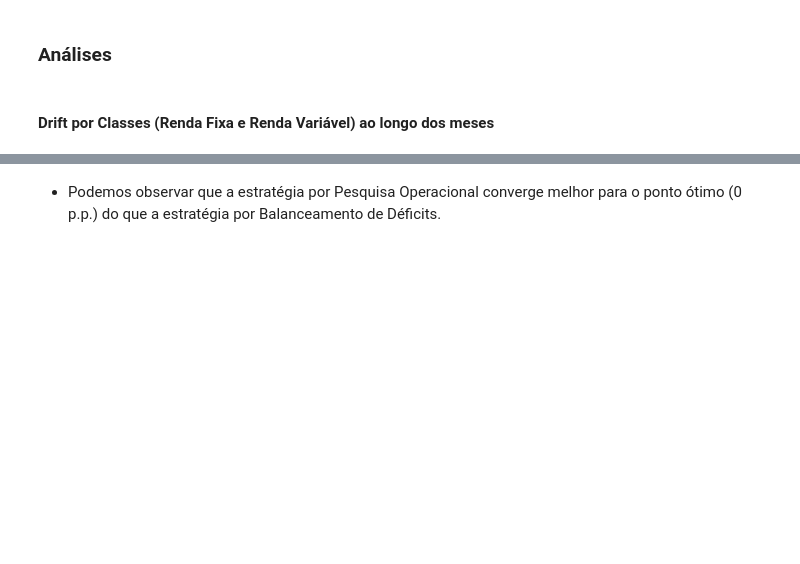
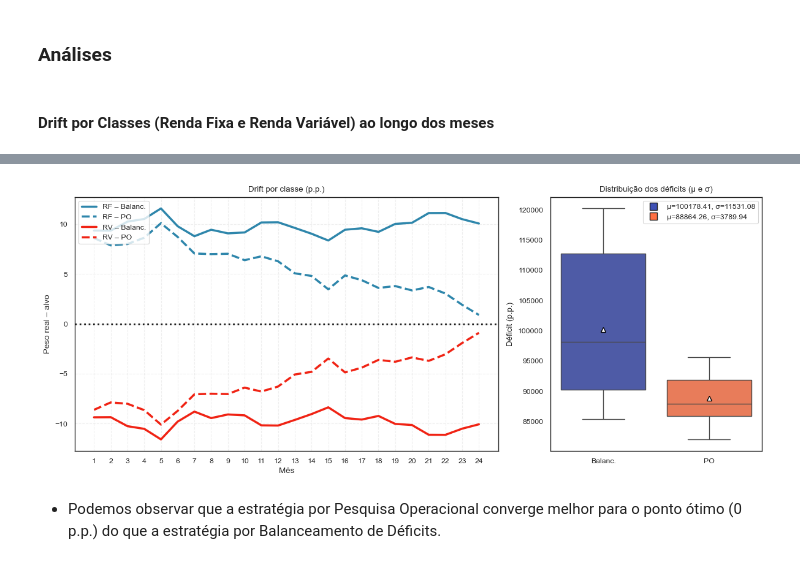
Before and after one commit to matcgoes/aportes-otimizacao, a Jupyter notebook: notebooks/02_simulador_backtest.ipynb, the cells around one changed output, grey strips where cells are left out. Saved outputs shown, nothing was run; the diff lists cells and outputs as text; code cells hidden in the pictures; blank space fills up the shorter version.

Commit message:
Att gráficos e janela de backtest

```diff
--- a/notebooks/02_simulador_backtest.ipynb
+++ b/notebooks/02_simulador_backtest.ipynb
@@ -535,0 +548,80 @@ plt.show()
+# %%
+import matplotlib.pyplot as plt
+import seaborn as sns
+import pandas as pd
+
+plt.figure(figsize=(12, 5))  # um pouco mais largo para acomodar o boxplot
+
+# ------------------------------------------------------------------
+# grade 2 : 1  →  width_ratios = [2,1]
+# ------------------------------------------------------------------
+fig, (ax_line, ax_box) = plt.subplots(
+    ncols=2, figsize=(12, 5), gridspec_kw={"width_ratios": [2, 1]}
+)
+
+# ------------------------------------------------------------------
+# 1) GRÁFICO DE LINHAS (à esquerda – 2 unidades de largura)
+# ------------------------------------------------------------------
+classes = ["RF", "RV"]
+cores   = ["#2E86AB", "#F02314"]
+
+for cls, color in zip(classes, cores):
+    sns.lineplot(
+        x="mes", y=f"drift_{cls}_def", data=df_out,
+        color=color, lw=2.5, ax=ax_line, label=f"{cls} – Balanc."
+    )
+    sns.lineplot(
+        x="mes", y=f"drift_{cls}_po",  data=df_out,
+        color=color, lw=2.5, ls="--",  ax=ax_line, label=f"{cls} – PO"
+    )
+
+ax_line.axhline(0, ls=":", c="k", lw=2)
+ax_line.set_title("Drift por classe (p.p.)")
+ax_line.set_xlabel("Mês")
+ax_line.set_xticks(df_out["mes"].unique())
+ax_line.set_ylabel("Peso real – alvo")
+ax_line.grid(ls="--", alpha=.3)
+ax_line.legend(loc="upper left")
+
+# ------------------------------------------------------------------
+# 2) BOX-PLOT (à direita – 1 unidade de largura)
+# ------------------------------------------------------------------
+# transforma em formato longo só para o boxplot
+box_df = pd.melt(
+    df_out[["deficit_def", "deficit_po"]],
+    var_name="Estratégia", value_name="Déficit"
+)
+box_df['Estratégia'] = box_df['Estratégia'].map({'deficit_def': 'Balanc.', 'deficit_po': 'PO'})
+
+palette = {"Balanc.": "#3F51B5", "PO": "#FF7043"}
+
+sns.boxplot(
+    y="Déficit", x="Estratégia", data=box_df,
+    ax=ax_box, palette=palette, showmeans=True,
+    meanprops={"markerfacecolor":"white",
+               "markeredgecolor":"black", "markersize":6}
+)
+
+ax_box.set_title("Distribuição dos déficits (μ e σ)")
+ax_box.set_xlabel("")  # remove rótulo x
+ax_box.set_ylabel("Déficit (p.p.)")
+
+stats = box_df.groupby("Estratégia")["Déficit"].agg(["mean", "std"])
+
+handles, labels = [], []
+for estrat, color in palette.items():
+    mu, sd = stats.loc[estrat, "mean"], stats.loc[estrat, "std"]
+    handle = plt.Line2D([0], [0], marker='s', linestyle='',
+                        markerfacecolor=color, markeredgecolor='k',
+                        markersize=8)
+    handles.append(handle)
+    labels.append(f"μ={mu:.2f}, σ={sd:.2f}")
+
+ax_box.legend(handles, labels, loc="upper right",
+              frameon=True)
+
+del box_df
+
+plt.tight_layout()
+plt.show()
+# %% [output]
@@ -536,3 +629,4 @@ plt.show()
+[figure, added]
 # %% [markdown]
 - Podemos observar que a estratégia por Pesquisa Operacional converge melhor para o ponto ótimo (0 p.p.) do que a estratégia por Balanceamento de Déficits.
 # %% [markdown]
```
Also changed, not shown: parts of 30 cells of this notebook, 1 other file.
